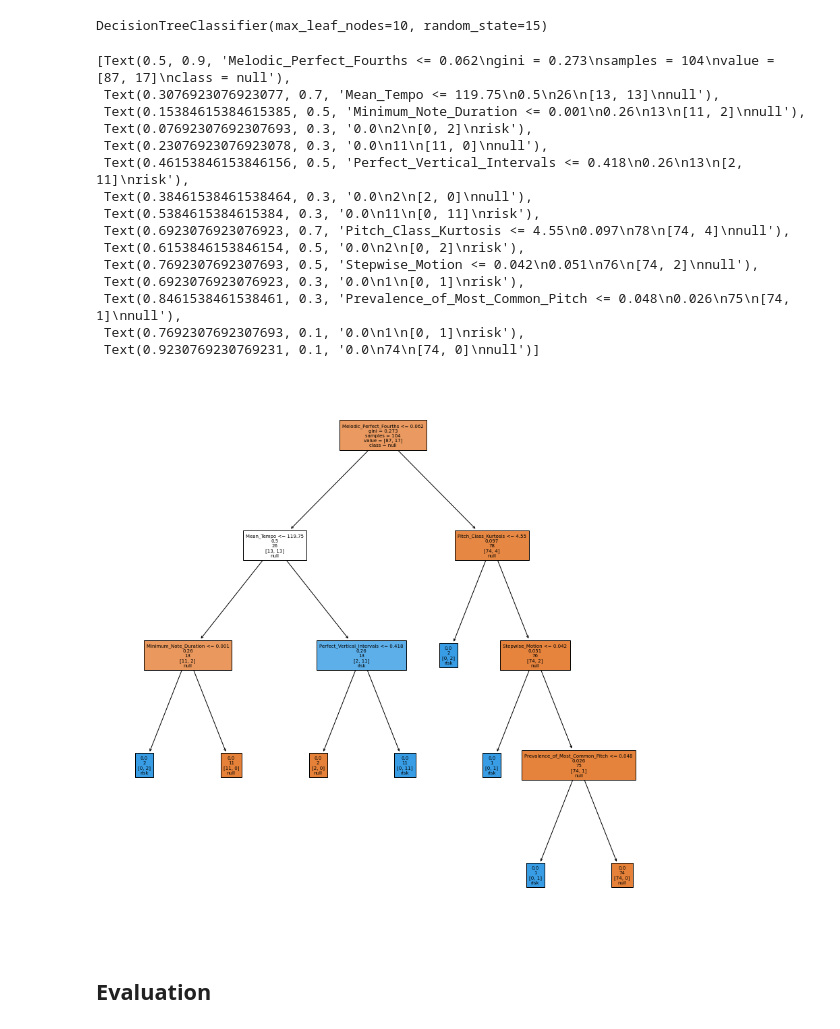
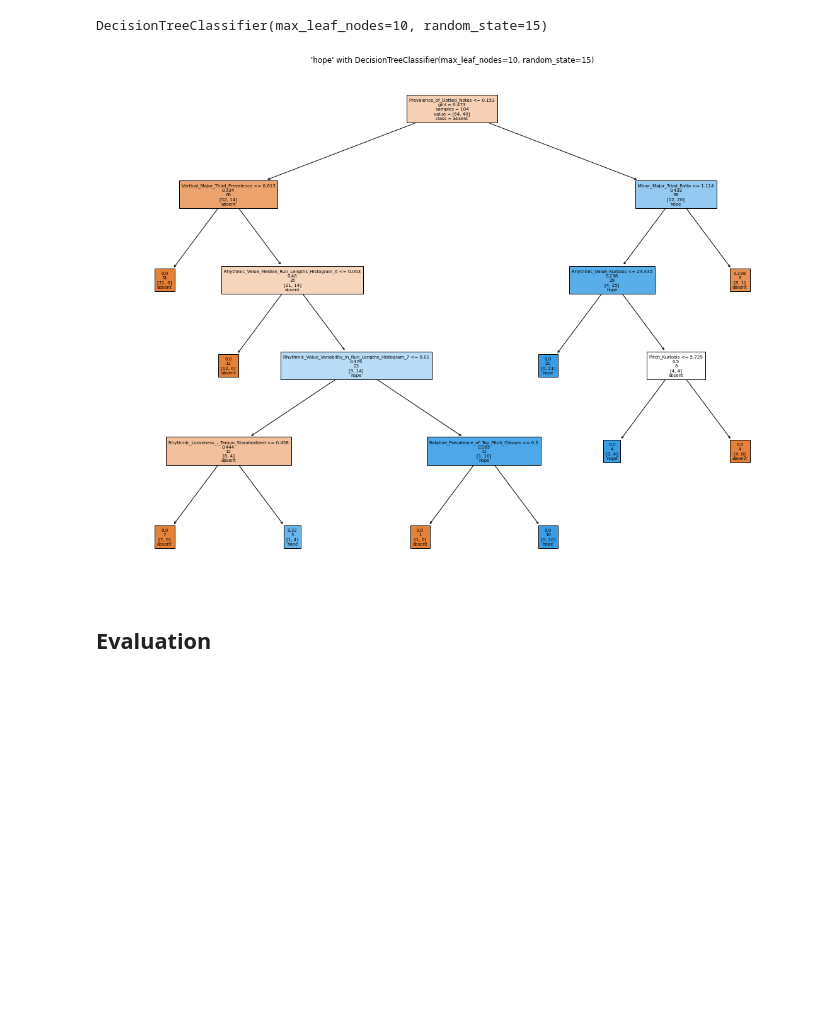
Before and after one commit to chuangcaleb/music-theme-recognition, a Jupyter notebook: training_model/model.ipynb, the cells around one changed output. Drawn from its saved outputs; the diff is of its cells as text; code cells hidden in the pictures; blank space fills up the shorter version.

Commit message:
style: Styling output DTree plot

```diff
--- a/training_model/model.ipynb
+++ b/training_model/model.ipynb
@@ -30,7 +30,7 @@ preselected_feature_list = mtr_load_feature_set.load_feature_set()
 # %% [output]
 Successfully written manually preselected features to manual_feature_preselection/manually_preselected_features.txt
 # %%
-target_label = 'risk'
+target_label = 'hope'
 feature_start = 'Vertical_Unisons'
 feature_end = 'Minor_Major_Triad_Ratio'
 
@@ -38,6 +38,8 @@ k_value = 3
 
 threshold_val = 0
 
+max_leaf_nodes = 10
+
 rand_state = 15
 # %% [markdown]
 ## **Importing Dataset**
@@ -189,7 +191,7 @@ score = 'f1_macro'
 # classifier = GridSearchCV(MLkNN(), parameters, scoring=score)
 # classifier = MLkNN()
 
-classifier = DecisionTreeClassifier(max_leaf_nodes=10, random_state=rand_state) # https://scikit-learn.org/stable/modules/generated/sklearn.tree.DecisionTreeClassifier.html?highlight=decision%20tree%20classifier#sklearn.tree.DecisionTreeClassifier
+classifier = DecisionTreeClassifier(max_leaf_nodes=max_leaf_nodes, random_state=rand_state) # https://scikit-learn.org/stable/modules/generated/sklearn.tree.DecisionTreeClassifier.html?highlight=decision%20tree%20classifier#sklearn.tree.DecisionTreeClassifier
 
 # classifier = BalancedRandomForestClassifier(n_estimators=500, random_state=rand_state)
 classifier.fit(x_train, y_train)
@@ -201,29 +203,17 @@ DecisionTreeClassifier(max_leaf_nodes=10, random_state=15)
 # %%
 from sklearn import tree
 import matplotlib.pyplot as plt
 
 # print(export_text(classifier, feature_names=final_columns))
 
-plt.figure(figsize=(15, 15))
+plt.figure(figsize=(20, 15))
 tree.plot_tree(classifier, feature_names=feature_names, class_names=[
-               'null', target_label], label='root', filled=True, fontsize=7)
+               'absent', target_label], label='root', filled=True, fontsize=7)
+
+plt.title('\'' + target_label + '\' with DecisionTreeClassifier(max_leaf_nodes=' + str(max_leaf_nodes) + ', random_state=' + str(rand_state) + ')')
+plt.show()
 # %% [output]
-[Text(0.5, 0.9, 'Melodic_Perfect_Fourths <= 0.062\ngini = 0.273\nsamples = 104\nvalue = [87, 17]\nclass = null'),
- Text(0.3076923076923077, 0.7, 'Mean_Tempo <= 119.75\n0.5\n26\n[13, 13]\nnull'),
- Text(0.15384615384615385, 0.5, 'Minimum_Note_Duration <= 0.001\n0.26\n13\n[11, 2]\nnull'),
- Text(0.07692307692307693, 0.3, '0.0\n2\n[0, 2]\nrisk'),
- Text(0.23076923076923078, 0.3, '0.0\n11\n[11, 0]\nnull'),
- Text(0.46153846153846156, 0.5, 'Perfect_Vertical_Intervals <= 0.418\n0.26\n13\n[2, 11]\nrisk'),
- Text(0.38461538461538464, 0.3, '0.0\n2\n[2, 0]\nnull'),
- Text(0.5384615384615384, 0.3, '0.0\n11\n[0, 11]\nrisk'),
- Text(0.6923076923076923, 0.7, 'Pitch_Class_Kurtosis <= 4.55\n0.097\n78\n[74, 4]\nnull'),
- Text(0.6153846153846154, 0.5, '0.0\n2\n[0, 2]\nrisk'),
- Text(0.7692307692307693, 0.5, 'Stepwise_Motion <= 0.042\n0.051\n76\n[74, 2]\nnull'),
- Text(0.6923076923076923, 0.3, '0.0\n1\n[0, 1]\nrisk'),
- Text(0.8461538461538461, 0.3, 'Prevalence_of_Most_Common_Pitch <= 0.048\n0.026\n75\n[74, 1]\nnull'),
- Text(0.7692307692307693, 0.1, '0.0\n1\n[0, 1]\nrisk'),
- Text(0.9230769230769231, 0.1, '0.0\n74\n[74, 0]\nnull')]
-[figure, old version]
+[figure, new version]
 # %% [markdown]
 ## **Evaluation**
 # %% [markdown]
```
Also changed, not shown: parts of 2 cells of this notebook.
